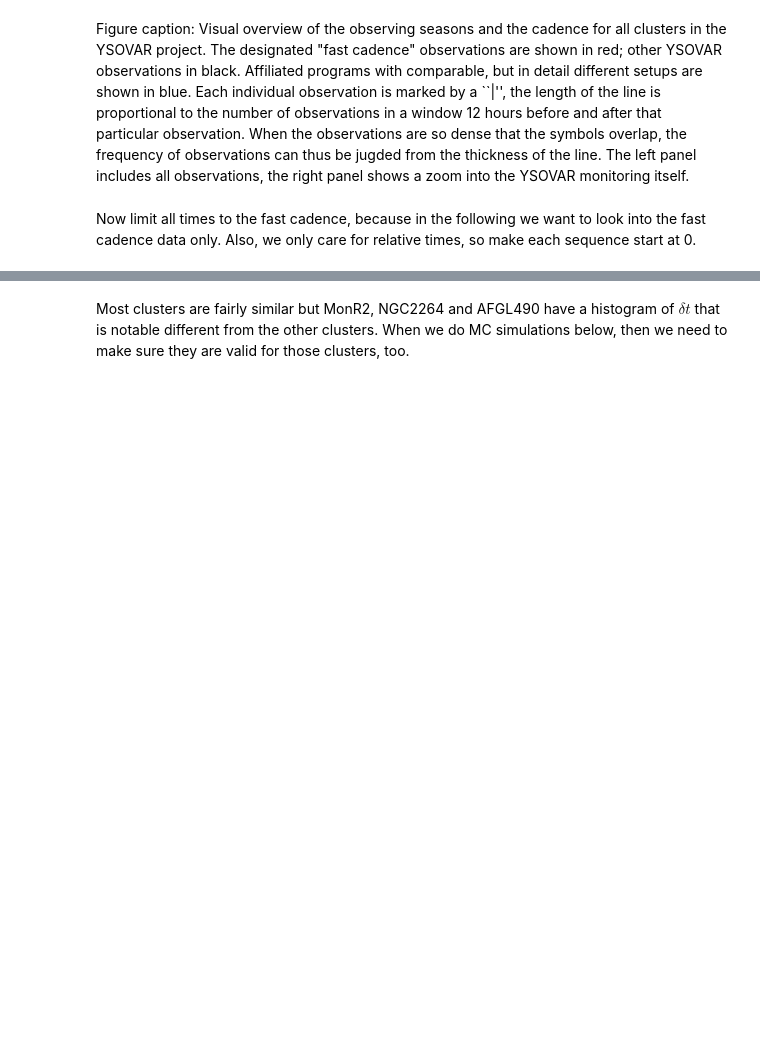
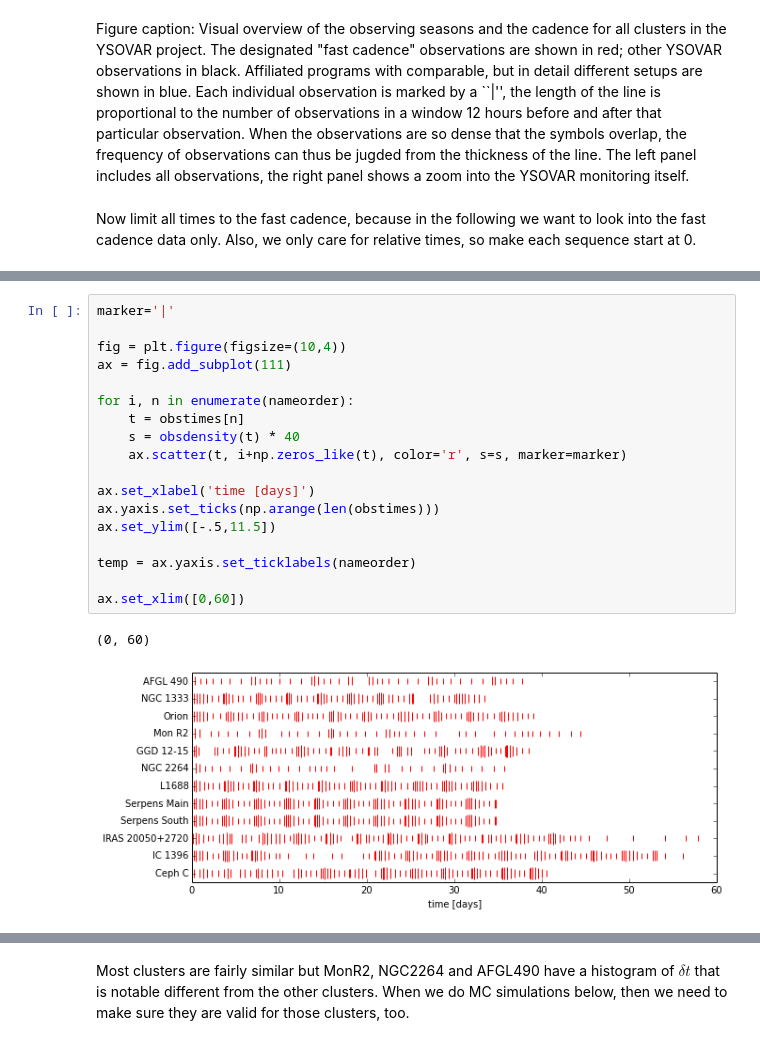
Before and after one commit to YSOVAR/Analysis, a Jupyter notebook: DetectionLimits.ipynb, the cells around one changed output, grey strips where cells are left out. Saved outputs shown, nothing was run; the diff lists cells and outputs as text; blank space fills up the shorter version.

```diff
--- a/DetectionLimits.ipynb
+++ b/DetectionLimits.ipynb
@@ -192,0 +190,21 @@ fig.savefig(outroot+'dtpercluster.eps')
+# %%
+marker='|'
+
+fig = plt.figure(figsize=(10,4))
+ax = fig.add_subplot(111)
+
+for i, n in enumerate(nameorder):
+    t = obstimes[n]
+    s = obsdensity(t) * 40
+    ax.scatter(t, i+np.zeros_like(t), color='r', s=s, marker=marker)
+
+ax.set_xlabel('time [days]')
+ax.yaxis.set_ticks(np.arange(len(obstimes)))
+ax.set_ylim([-.5,11.5])
+
+temp = ax.yaxis.set_ticklabels(nameorder)
+
+ax.set_xlim([0,60])
+# %% [output]
+(0, 60)
+[figure, added]
```
Also changed, not shown: parts of 28 cells of this notebook.
